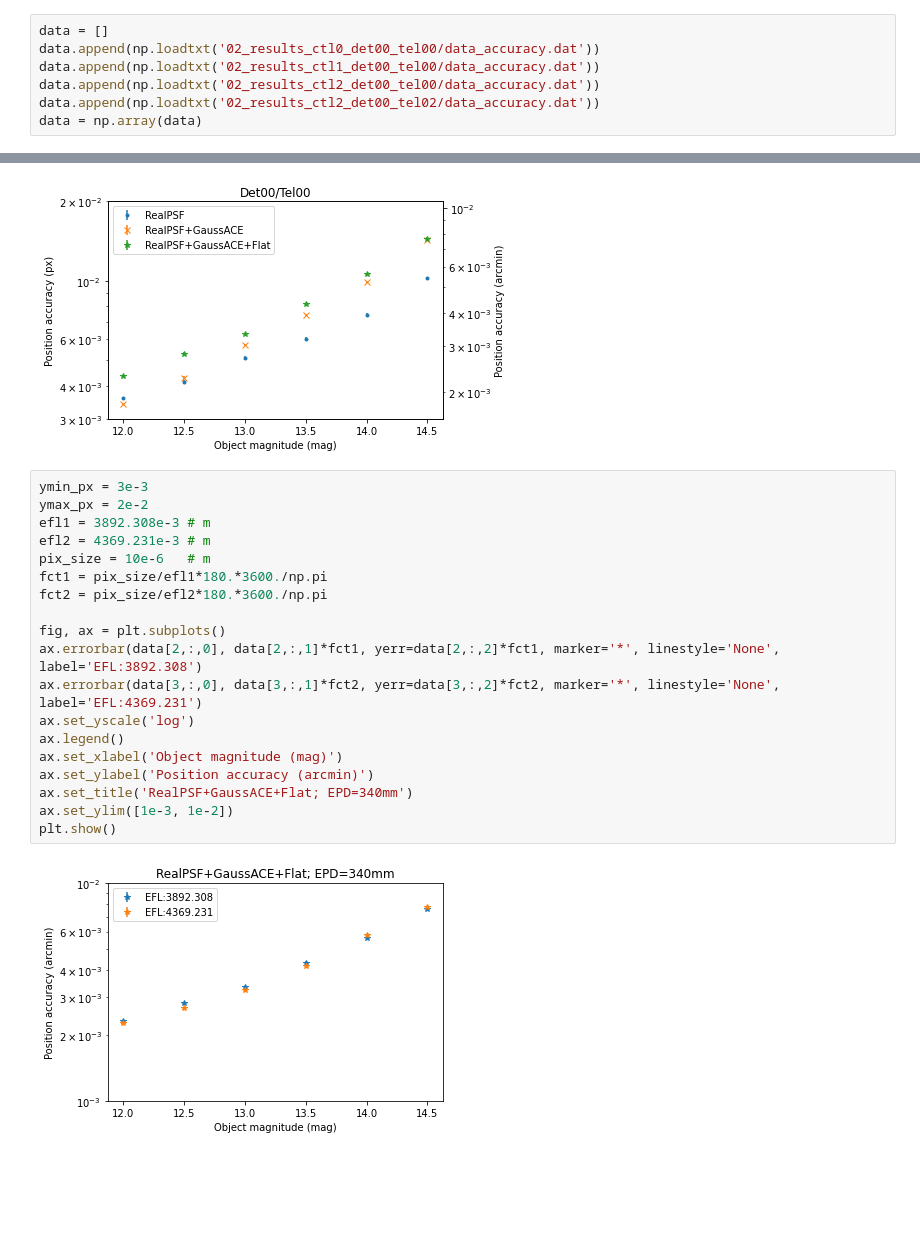
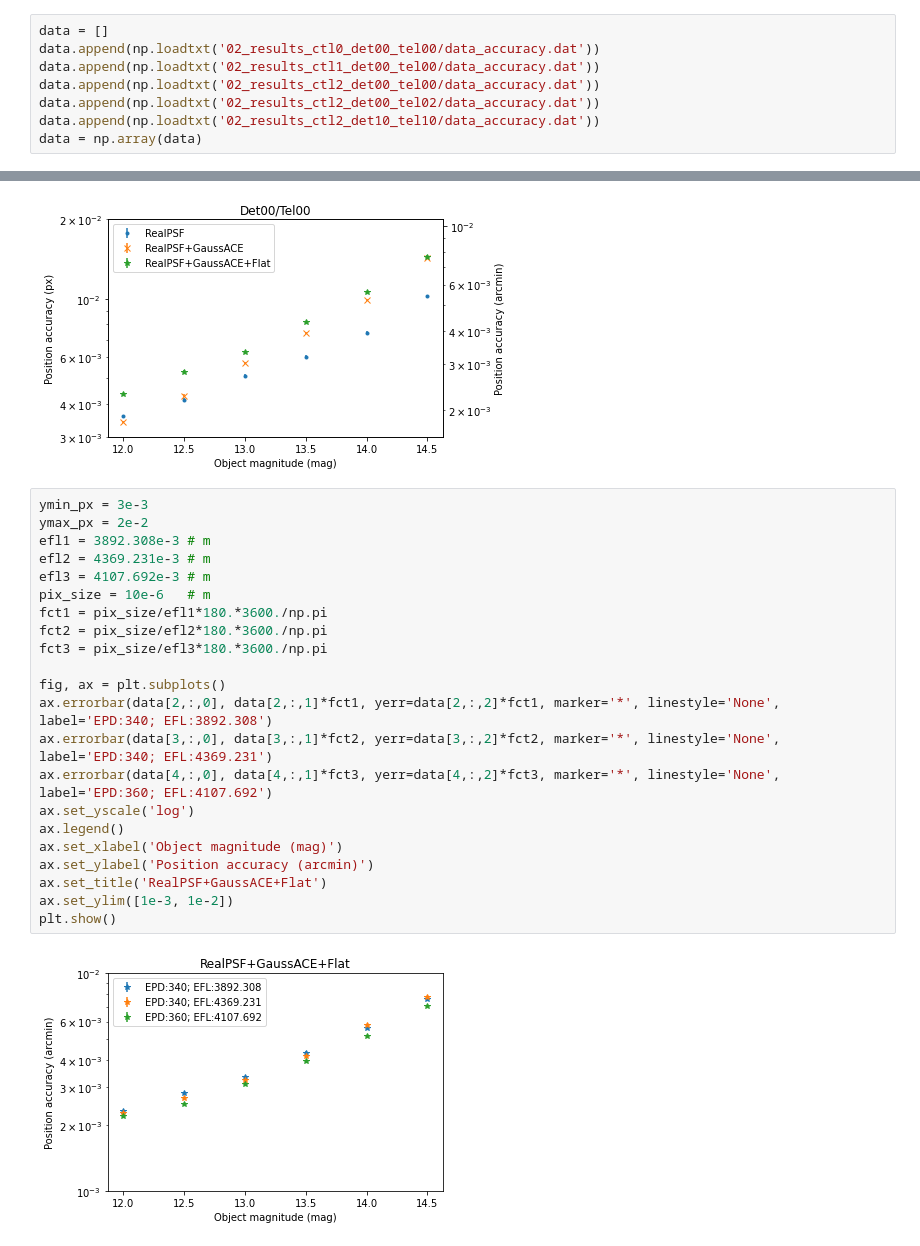
Before and after one commit to tkamizuka/jasmine-imagesim-data, a Jupyter notebook: 20220502a/99_Summary.ipynb, the cells around one changed output, grey strips where cells are left out. Saved outputs shown, nothing was run; the diff lists cells and outputs as text; blank space fills up the shorter version.

Commit message:
New data added (TK).

```diff
--- a/20220502a/99_Summary.ipynb
+++ b/20220502a/99_Summary.ipynb
@@ -7,6 +7,7 @@ data.append(np.loadtxt('02_results_ctl0_det00_tel00/data_accuracy.dat'))
 data.append(np.loadtxt('02_results_ctl1_det00_tel00/data_accuracy.dat'))
 data.append(np.loadtxt('02_results_ctl2_det00_tel00/data_accuracy.dat'))
 data.append(np.loadtxt('02_results_ctl2_det00_tel02/data_accuracy.dat'))
+data.append(np.loadtxt('02_results_ctl2_det10_tel10/data_accuracy.dat'))
 data = np.array(data)
 # %%
 ymin_px = 3e-3
@@ -35,24 +36,27 @@ plt.show()
 # %%
 ymin_px = 3e-3
 ymax_px = 2e-2
 efl1 = 3892.308e-3 # m
 efl2 = 4369.231e-3 # m
+efl3 = 4107.692e-3 # m
 pix_size = 10e-6   # m
 fct1 = pix_size/efl1*180.*3600./np.pi
 fct2 = pix_size/efl2*180.*3600./np.pi
+fct3 = pix_size/efl3*180.*3600./np.pi
 
 fig, ax = plt.subplots()
-ax.errorbar(data[2,:,0], data[2,:,1]*fct1, yerr=data[2,:,2]*fct1, marker='*', linestyle='None', label='EFL:3892.308')
-ax.errorbar(data[3,:,0], data[3,:,1]*fct2, yerr=data[3,:,2]*fct2, marker='*', linestyle='None', label='EFL:4369.231')
+ax.errorbar(data[2,:,0], data[2,:,1]*fct1, yerr=data[2,:,2]*fct1, marker='*', linestyle='None', label='EPD:340; EFL:3892.308')
+ax.errorbar(data[3,:,0], data[3,:,1]*fct2, yerr=data[3,:,2]*fct2, marker='*', linestyle='None', label='EPD:340; EFL:4369.231')
+ax.errorbar(data[4,:,0], data[4,:,1]*fct3, yerr=data[4,:,2]*fct3, marker='*', linestyle='None', label='EPD:360; EFL:4107.692')
 ax.set_yscale('log')
 ax.legend()
 ax.set_xlabel('Object magnitude (mag)')
 ax.set_ylabel('Position accuracy (arcmin)')
-ax.set_title('RealPSF+GaussACE+Flat; EPD=340mm')
+ax.set_title('RealPSF+GaussACE+Flat')
 ax.set_ylim([1e-3, 1e-2])
 plt.show()
 # %% [output]
-[figure, old version]
+[figure, new version]
 # %%
 ymin_px = 3e-3
 ymax_px = 2e-2
```
Also changed, not shown: parts of 1 cell of this notebook, 8 other files.
